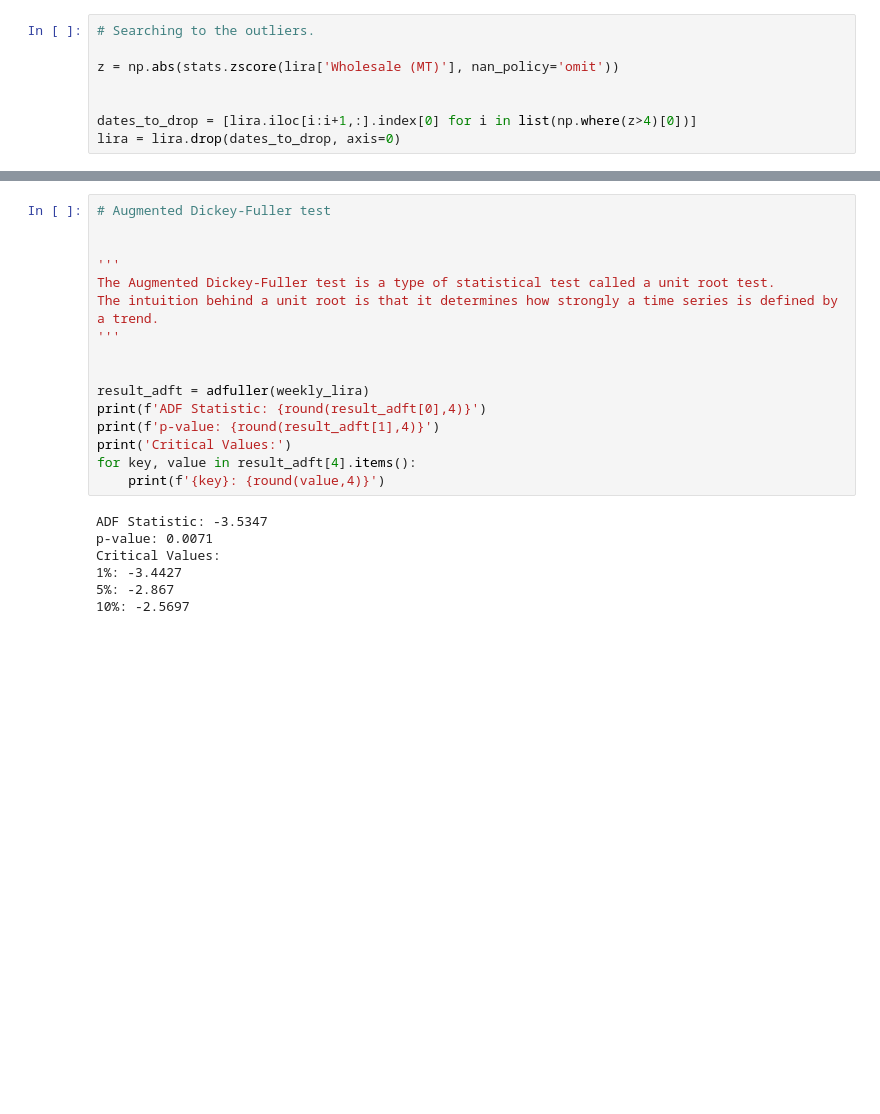
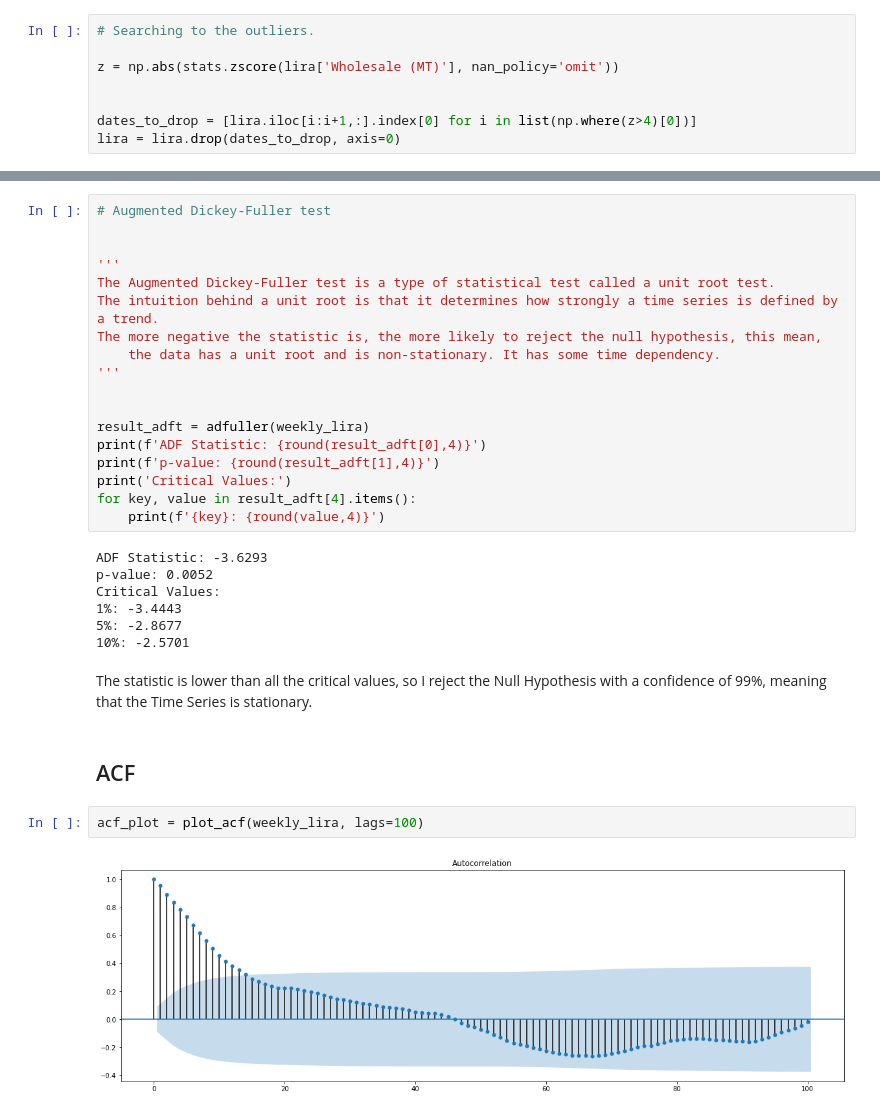
Before and after one commit to CodingDuckmx/Sauti-Africa-Market-Monitoring, a Jupyter notebook: maize_first_steps.ipynb, the cells around one changed output, grey strips where cells are left out. Saved outputs shown, nothing was run; the diff lists cells and outputs as text; blank space fills up the shorter version.

```diff
--- a/maize_first_steps.ipynb
+++ b/maize_first_steps.ipynb
@@ -185,6 +195,8 @@ plt.show()
 '''
 The Augmented Dickey-Fuller test is a type of statistical test called a unit root test.
 The intuition behind a unit root is that it determines how strongly a time series is defined by a trend.
+The more negative the statistic is, the more likely to reject the null hypothesis, this mean,
+    the data has a unit root and is non-stationary. It has some time dependency.
 '''
 
 
@@ -195,9 +207,17 @@ print('Critical Values:')
 for key, value in result_adft[4].items():
     print(f'{key}: {round(value,4)}')
 # %% [output]
-ADF Statistic: -3.5347
-p-value: 0.0071
+ADF Statistic: -3.6293
+p-value: 0.0052
 Critical Values:
-1%: -3.4427
-5%: -2.867
-10%: -2.5697
+1%: -3.4443
+5%: -2.8677
+10%: -2.5701
+# %% [markdown]
+The statistic is lower than all the critical values, so I reject the Null Hypothesis with a confidence of 99%, meaning that the Time Series is stationary.
+# %% [markdown]
+## ACF
+# %%
+acf_plot = plot_acf(weekly_lira, lags=100)
+# %% [output]
+[figure, added]
```
Also changed, not shown: parts of 21 cells of this notebook.
